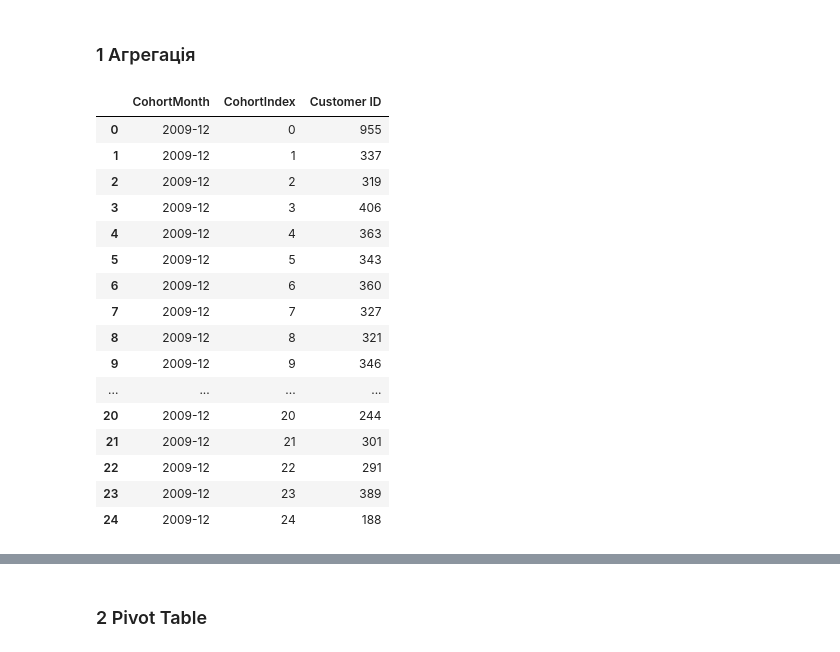
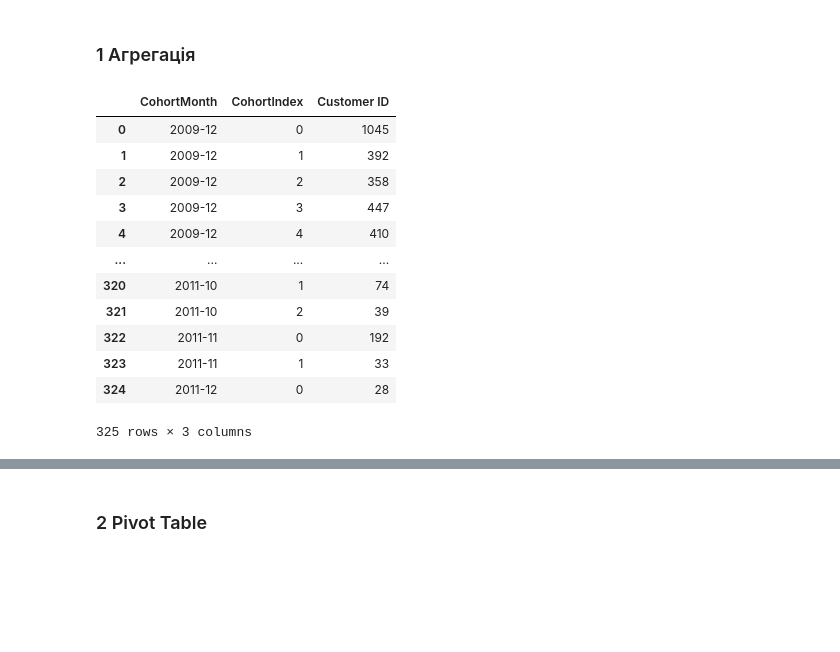
Before and after one commit to cpython-projects/python_da_17_03_26, a Jupyter notebook: lesson_30.ipynb, the cells around one changed output, grey strips where cells are left out. Drawn from its saved outputs; the diff is of its cells as text; code cells hidden in the pictures; blank space fills up the shorter version.

```diff
--- a/lesson_30.ipynb
+++ b/lesson_30.ipynb
@@ -497,22 +513,18 @@ array([ 0,  1, 10, 14, 16, 19])
 ### 1 Агрегація
 # %%
 cohort_data = df.groupby(['CohortMonth', 'CohortIndex'])['Customer ID'].nunique().reset_index()
-cohort_data[cohort_data['CohortMonth'] == '2009-12']
+cohort_data
 # %% [output]
 |  | CohortMonth | CohortIndex | Customer ID |
-| 0 | 2009-12 | 0 | 955 |
-| 1 | 2009-12 | 1 | 337 |
-| 2 | 2009-12 | 2 | 319 |
-| 3 | 2009-12 | 3 | 406 |
-| 4 | 2009-12 | 4 | 363 |
-| 5 | 2009-12 | 5 | 343 |
-| 6 | 2009-12 | 6 | 360 |
-| 7 | 2009-12 | 7 | 327 |
-| 8 | 2009-12 | 8 | 321 |
-| 9 | 2009-12 | 9 | 346 |
+| 0 | 2009-12 | 0 | 1045 |
+| 1 | 2009-12 | 1 | 392 |
+| 2 | 2009-12 | 2 | 358 |
+| 3 | 2009-12 | 3 | 447 |
+| 4 | 2009-12 | 4 | 410 |
 | ... | ... | ... | ... |
-| 20 | 2009-12 | 20 | 244 |
-| 21 | 2009-12 | 21 | 301 |
-| 22 | 2009-12 | 22 | 291 |
-| 23 | 2009-12 | 23 | 389 |
-| 24 | 2009-12 | 24 | 188 |
+| 320 | 2011-10 | 1 | 74 |
+| 321 | 2011-10 | 2 | 39 |
+| 322 | 2011-11 | 0 | 192 |
+| 323 | 2011-11 | 1 | 33 |
+| 324 | 2011-12 | 0 | 28 |
+325 rows × 3 columns
```
Also changed, not shown: parts of 17 cells of this notebook.
